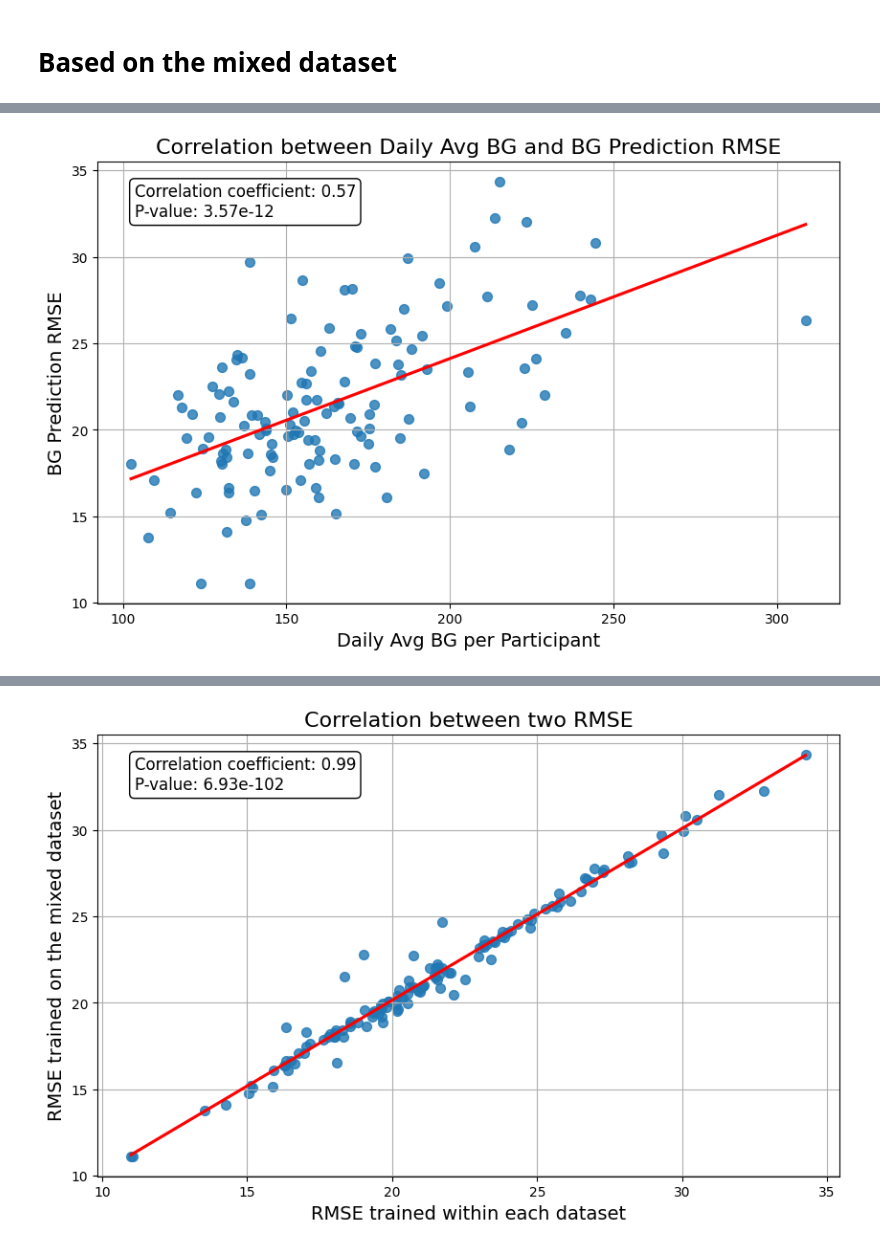
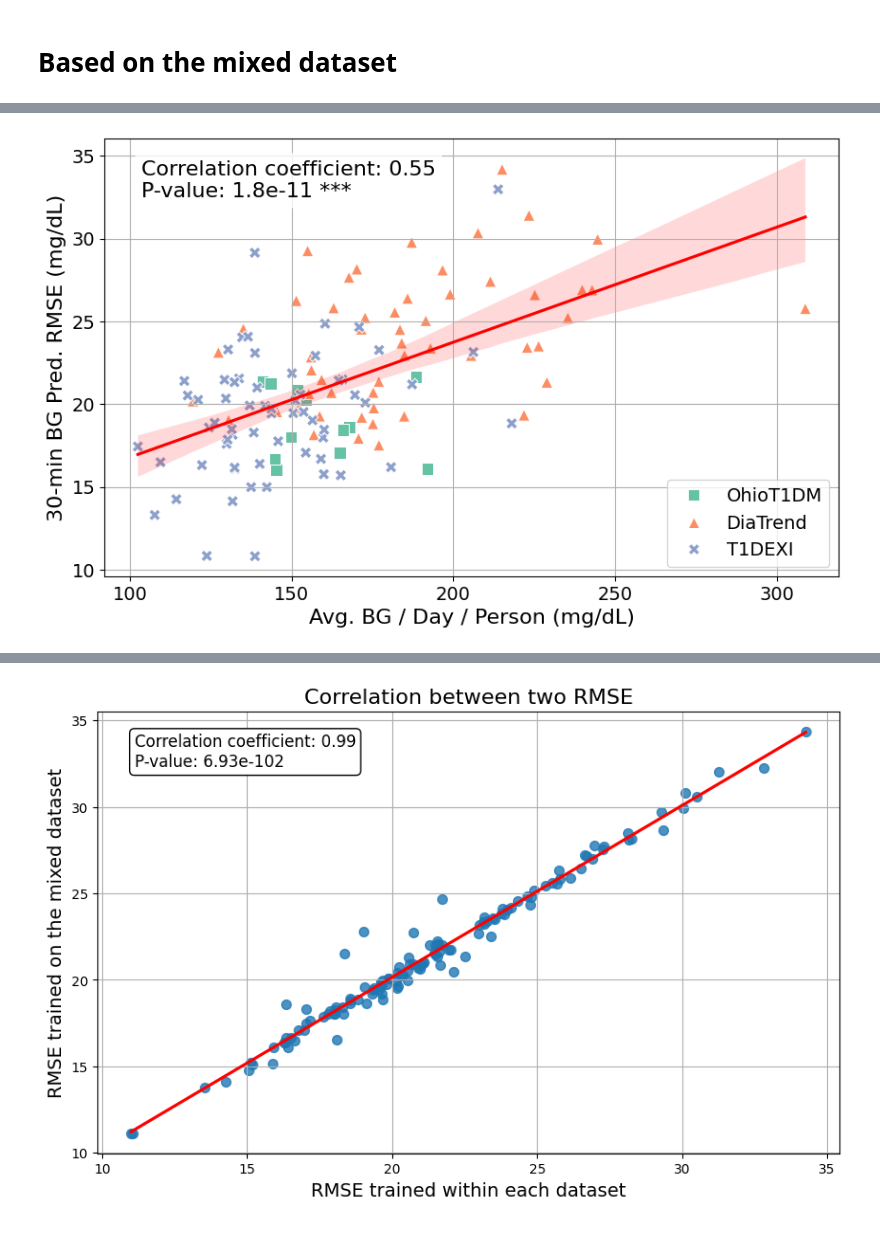
Before and after one commit to Augmented-Health-Lab/ReproGenBG_ML4H, a Jupyter notebook: ResultCalculation/result_figures.ipynb, the cells around one changed output, grey strips where cells are left out. Cells and saved outputs as stored; diff of their text form; code cells hidden in the pictures.

Commit message:
Update the correlation figures

```diff
--- a/ResultCalculation/result_figures.ipynb
+++ b/ResultCalculation/result_figures.ipynb
@@ -732,0 +754,3 @@ mixed_df = pd.read_excel(excel_file_path, sheet_name='Mixed_ds_60sh')
+# %%
+demographics = pd.read_csv('./demographics.csv')
+demographics.head()
@@ -732,0 +780,13 @@ mixed_df = pd.read_excel(excel_file_path, sheet_name='Mixed_ds_60sh')
+# %%
+# Merge the two datasets on "Dataset" and "SubjectID"/"Patient_id"
+merged_df = pd.merge(
+    retrained_result,
+    demographics,
+    left_on=["Dataset", "SubjectID"],
+    right_on=["Dataset", "Patient_id"],
+    how="inner"  # Use "inner" to keep only matching rows
+)
+
+# Drop the redundant "Patient_id" column after merging
+merged_df = merged_df.drop(columns=["Patient_id"])
+merged_df
@@ -733,47 +807,76 @@ mixed_df = pd.read_excel(excel_file_path, sheet_name='Mixed_ds_60sh')
 # %%
 import pandas as pd
 import matplotlib.pyplot as plt
 import seaborn as sns
 from scipy.stats import pearsonr
 
-# Assuming mixed_df is already defined as shown in the question
+# Assuming mixed_df is already defined and includes a 'Dataset' column
 
-# Scatter plot for AVE CGM (daily avg) & RMSE_mixed
+# Scatter plot for AVE CGM (daily avg) & RMSE_own
 plt.figure(figsize=(10, 6))
-sns.regplot(x='AVE CGM (daily avg)', y='RMSE_own', data=mixed_df, ci=None, scatter_kws={'s': 50}, line_kws={'color': 'red'})
+# sns.scatterplot(x='AVE CGM (daily avg)', y='Martinsson_retrained', hue='Dataset', data=merged_df, palette='Set2', s=50)
+sns.scatterplot(
+    x='AVE CGM (daily avg)',
+    y='Martinsson_retrained',
+    hue='Dataset',
+    style='Dataset',  # Add different marker shapes for each Dataset
+    data=merged_df,
+    palette='Set2',
+    s=80,
+    markers={'OhioT1DM': 's', 'DiaTrend': '^', 'T1DEXI': 'X'}
+)
+sns.regplot(x='AVE CGM (daily avg)', y='Martinsson_retrained', data=merged_df, scatter=False, color='red')
 
 # Calculate correlation coefficient and p-value
-corr_coef, p_value = pearsonr(mixed_df['AVE CGM (daily avg)'], mixed_df['RMSE_mixed'])
+corr_coef, p_value = pearsonr(merged_df['AVE CGM (daily avg)'], merged_df['Martinsson_retrained'])
 
 # Annotate the plot with correlation coefficient and p-value
-plt.annotate(f'Correlation coefficient: {corr_coef:.2f}\nP-value: {p_value:.2e}',
-             xy=(0.05, 0.95), xycoords='axes fraction', fontsize=12,
+plt.annotate(f'Correlation coefficient: {corr_coef:.2f}\nP-value: {p_value:.1e} ***',
+             xy=(0.05, 0.95), xycoords='axes fraction', fontsize=16,
              horizontalalignment='left', verticalalignment='top',
-             bbox=dict(boxstyle='round,pad=0.3', edgecolor='black', facecolor='white'))
+             bbox=dict(boxstyle='round,pad=0.3', edgecolor='white', facecolor='white', alpha=0.8))
 
-plt.xlabel('Daily Avg BG per Participant', fontsize=14)
-plt.ylabel('BG Prediction RMSE', fontsize=14)
-plt.title('Correlation between Daily Avg BG and BG Prediction RMSE', fontsize=16)
+plt.xlabel('Avg. BG / Day / Person (mg/dL)', fontsize=16)
+plt.ylabel('30-min BG Pred. RMSE (mg/dL)', fontsize=16)
+plt.xticks(fontsize=14)
+plt.yticks(fontsize=14)
+# plt.title('Correlation between Daily Avg BG and BG Prediction RMSE', fontsize=16)
 plt.grid(True)
+# Place the legend in the lower right corner
+plt.legend(loc='lower right', fontsize=14)
 plt.show()
 
-# Scatter plot for TIR ratio & RMSE_mixed
+# Scatter plot for TIR ratio & RMSE_own
+import matplotlib.ticker as mticker
 plt.figure(figsize=(10, 6))
-sns.regplot(x='TIR ratio', y='RMSE_mixed', data=mixed_df, ci=None, scatter_kws={'s': 50}, line_kws={'color': 'red'})
+# sns.scatterplot(x='TIR ratio', y='Martinsson_retrained', hue='Dataset', data=merged_df, palette='Set2', s=50)
+sns.scatterplot(
+    x='TIR ratio',
+    y='Martinsson_retrained',
+    hue='Dataset',
+    style='Dataset',  # Add different marker shapes for each Dataset
+    data=merged_df,
+    palette='Set2',
+    s=80,
+    markers={'OhioT1DM': 's', 'DiaTrend': '^', 'T1DEXI': 'X'}
+)
+sns.regplot(x='TIR ratio', y='Martinsson_retrained', data=merged_df, scatter=False, color='red')
 
 # Calculate correlation coefficient and p-value
-corr_coef, p_value = pearsonr(mixed_df['TIR ratio'], mixed_df['RMSE_mixed'])
+corr_coef, p_value = pearsonr(merged_df['TIR ratio'], merged_df['Martinsson_retrained'])
 
-# Annotate the plot with correlation coefficient and p-value
-plt.annotate(f'Correlation coefficient: {corr_coef:.2f}\nP-value: {p_value:.2e}',
-             xy=(0.05, 0.95), xycoords='axes fraction', fontsize=12,
+plt.annotate(f'Correlation coefficient: {corr_coef:.2f}\nP-value: {p_value:.1e} ***',
+             xy=(0.05, 0.95), xycoords='axes fraction', fontsize=16,
              horizontalalignment='left', verticalalignment='top',
-             bbox=dict(boxstyle='round,pad=0.3', edgecolor='black', facecolor='white'))
+             bbox=dict(boxstyle='round,pad=0.3', edgecolor='white', facecolor='white', alpha=0.8))
 
-plt.xlabel('Daily Avg TIR ratio', fontsize=14)
-plt.ylabel('BG Prediction RMSE', fontsize=14)
-plt.title('Correlation between Daily Avg TIR ratio and BG Prediction RMSE', fontsize=16)
+plt.xlabel('TIR / Day / Person (%)', fontsize=16)
+plt.ylabel('30-min BG Pred. RMSE (mg/dL)', fontsize=16)
+plt.xticks(fontsize=14)
+plt.yticks(fontsize=14)
+plt.gca().xaxis.set_major_formatter(mticker.FuncFormatter(lambda x, _: f'{x * 100:.0f}'))
 plt.grid(True)
+plt.legend(fontsize=14)
 plt.show()
 # %% [output]
-[figure, old version]
+[figure, new version]
```
Also changed, not shown: parts of 16 cells of this notebook, 5 other files.
